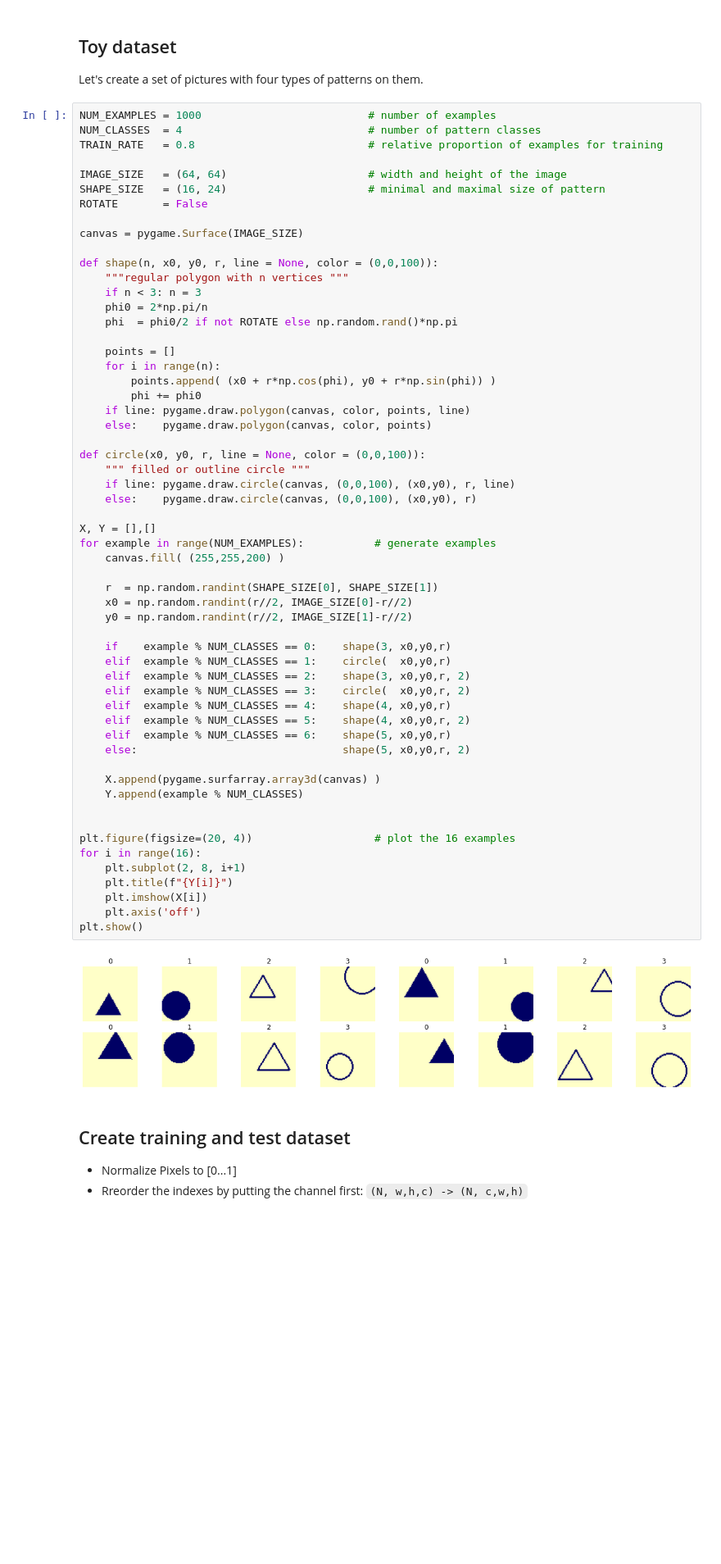
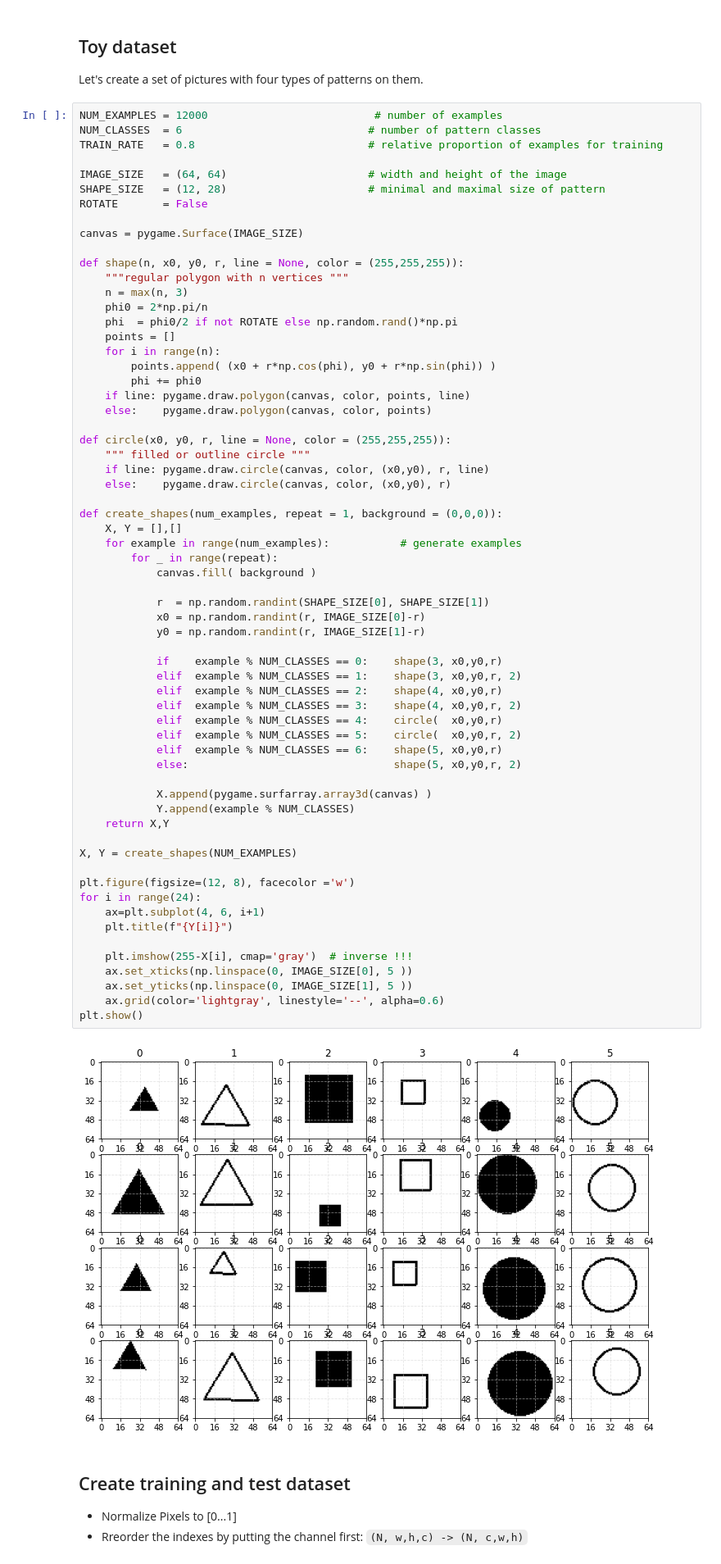
Before and after one commit to steps137/ML, a Jupyter notebook: NN/CNN_Patterns.ipynb, the cells around one changed output. Shown at 82% size. Cells and saved outputs as stored; diff of their text form; blank space fills up the shorter version.

```diff
--- a/NN/CNN_Patterns.ipynb
+++ b/NN/CNN_Patterns.ipynb
@@ -39,64 +65,70 @@ plt.show()
 
 Let's create a set of pictures with four types of patterns on them.
 # %%
-NUM_EXAMPLES = 1000                          # number of examples
-NUM_CLASSES  = 4                             # number of pattern classes
+NUM_EXAMPLES = 12000                          # number of examples
+NUM_CLASSES  = 6                             # number of pattern classes
 TRAIN_RATE   = 0.8                           # relative proportion of examples for training
 
 IMAGE_SIZE   = (64, 64)                      # width and height of the image
-SHAPE_SIZE   = (16, 24)                      # minimal and maximal size of pattern
+SHAPE_SIZE   = (12, 28)                      # minimal and maximal size of pattern
 ROTATE       = False
 
 canvas = pygame.Surface(IMAGE_SIZE)
 
-def shape(n, x0, y0, r, line = None, color = (0,0,100)):
+def shape(n, x0, y0, r, line = None, color = (255,255,255)):
     """regular polygon with n vertices """
-    if n < 3: n = 3
+    n = max(n, 3)
     phi0 = 2*np.pi/n
     phi  = phi0/2 if not ROTATE else np.random.rand()*np.pi
-
     points = []
     for i in range(n):
         points.append( (x0 + r*np.cos(phi), y0 + r*np.sin(phi)) )
         phi += phi0
     if line: pygame.draw.polygon(canvas, color, points, line)
     else:    pygame.draw.polygon(canvas, color, points)
 
-def circle(x0, y0, r, line = None, color = (0,0,100)):
+def circle(x0, y0, r, line = None, color = (255,255,255)):
     """ filled or outline circle """
-    if line: pygame.draw.circle(canvas, (0,0,100), (x0,y0), r, line)
-    else:    pygame.draw.circle(canvas, (0,0,100), (x0,y0), r)
+    if line: pygame.draw.circle(canvas, color, (x0,y0), r, line)
+    else:    pygame.draw.circle(canvas, color, (x0,y0), r)
 
-X, Y = [],[]
-for example in range(NUM_EXAMPLES):           # generate examples
-    canvas.fill( (255,255,200) )
+def create_shapes(num_examples, repeat = 1, background = (0,0,0)):
+    X, Y = [],[]
+    for example in range(num_examples):           # generate examples
+        for _ in range(repeat):
+            canvas.fill( background )
 
-    r  = np.random.randint(SHAPE_SIZE[0], SHAPE_SIZE[1])
-    x0 = np.random.randint(r//2, IMAGE_SIZE[0]-r//2)
-    y0 = np.random.randint(r//2, IMAGE_SIZE[1]-r//2)
+            r  = np.random.randint(SHAPE_SIZE[0], SHAPE_SIZE[1])
+            x0 = np.random.randint(r, IMAGE_SIZE[0]-r)
+            y0 = np.random.randint(r, IMAGE_SIZE[1]-r)
 
-    if    example % NUM_CLASSES == 0:    shape(3, x0,y0,r)
-    elif  example % NUM_CLASSES == 1:    circle(  x0,y0,r)
-    elif  example % NUM_CLASSES == 2:    shape(3, x0,y0,r, 2)
-    elif  example % NUM_CLASSES == 3:    circle(  x0,y0,r, 2)
-    elif  example % NUM_CLASSES == 4:    shape(4, x0,y0,r)
-    elif  example % NUM_CLASSES == 5:    shape(4, x0,y0,r, 2)
-    elif  example % NUM_CLASSES == 6:    shape(5, x0,y0,r)
-    else:                                shape(5, x0,y0,r, 2)
+            if    example % NUM_CLASSES == 0:    shape(3, x0,y0,r)
+            elif  example % NUM_CLASSES == 1:    shape(3, x0,y0,r, 2)
+            elif  example % NUM_CLASSES == 2:    shape(4, x0,y0,r)
+            elif  example % NUM_CLASSES == 3:    shape(4, x0,y0,r, 2)
+            elif  example % NUM_CLASSES == 4:    circle(  x0,y0,r)
+            elif  example % NUM_CLASSES == 5:    circle(  x0,y0,r, 2)
+            elif  example % NUM_CLASSES == 6:    shape(5, x0,y0,r)
+            else:                                shape(5, x0,y0,r, 2)
 
-    X.append(pygame.surfarray.array3d(canvas) )
-    Y.append(example % NUM_CLASSES)
+            X.append(pygame.surfarray.array3d(canvas) )
+            Y.append(example % NUM_CLASSES)
+    return X,Y
 
+X, Y = create_shapes(NUM_EXAMPLES)
 
-plt.figure(figsize=(20, 4))                   # plot the 16 examples
-for i in range(16):
-    plt.subplot(2, 8, i+1)
+plt.figure(figsize=(12, 8), facecolor ='w')
+for i in range(24):
+    ax=plt.subplot(4, 6, i+1)
     plt.title(f"{Y[i]}")
-    plt.imshow(X[i])
-    plt.axis('off')
+
+    plt.imshow(255-X[i], cmap='gray')  # inverse !!!
+    ax.set_xticks(np.linspace(0, IMAGE_SIZE[0], 5 ))
+    ax.set_yticks(np.linspace(0, IMAGE_SIZE[1], 5 ))
+    ax.grid(color='lightgray', linestyle='--', alpha=0.6)
 plt.show()
 # %% [output]
-[figure, old version]
+[figure, new version]
 # %% [markdown]
 ## Create training and test dataset
 
```
Also changed, not shown: parts of 25 cells of this notebook, 31 other files.
